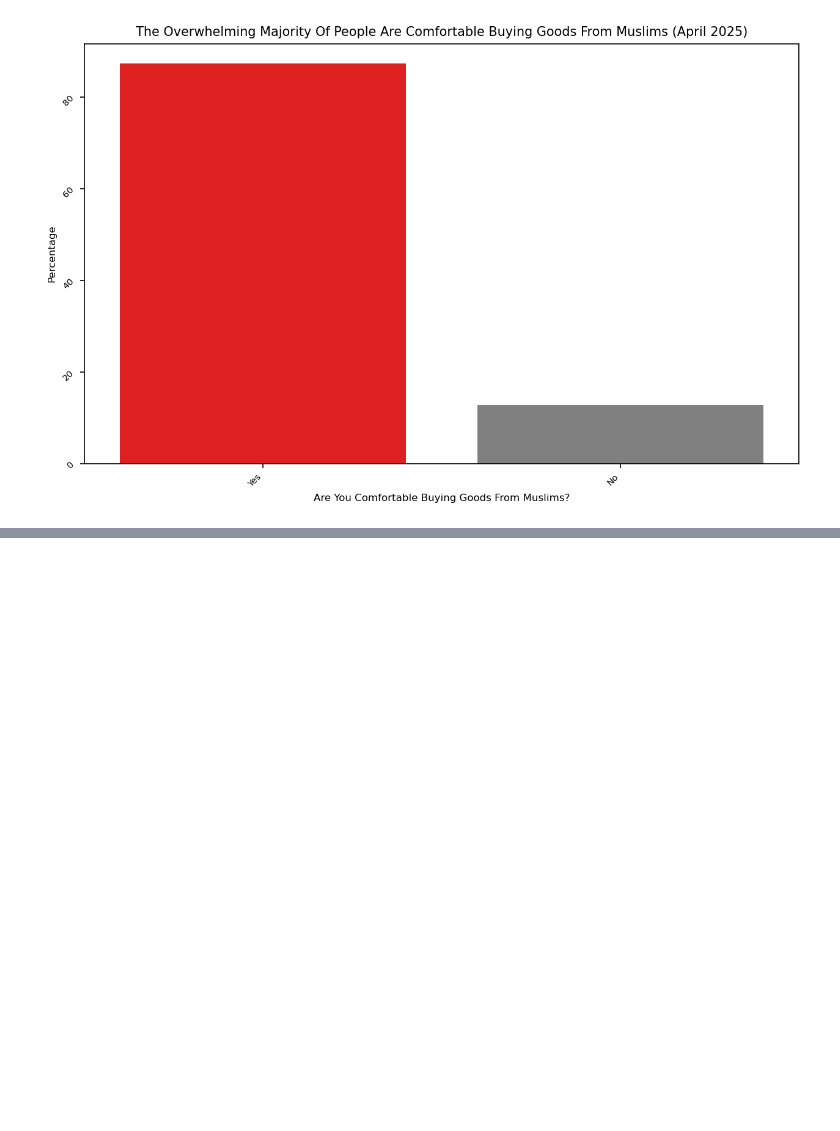
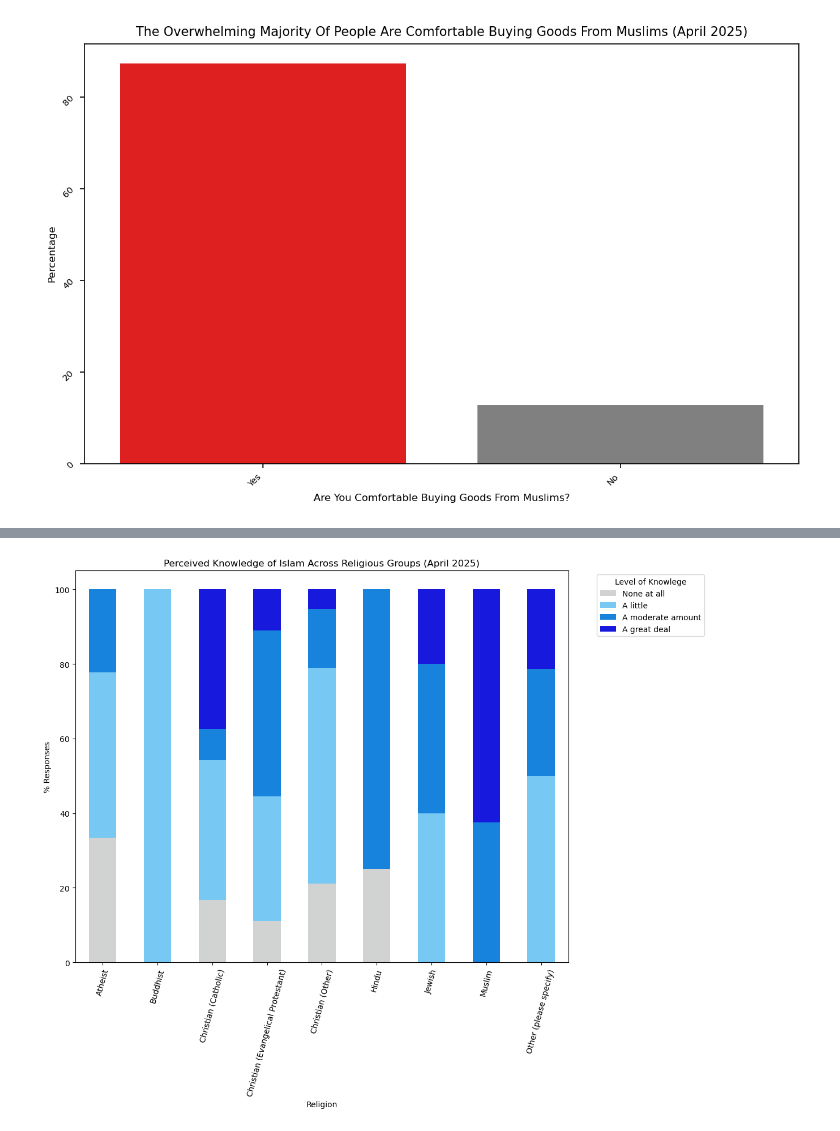
Before and after one commit to manelmahroug/Muslim-Brand-Sentiment, a Jupyter notebook: Brand_sentiment_004_April_2025.ipynb, the cells around one changed output, grey strips where cells are left out. Saved outputs shown, nothing was run; the diff lists cells and outputs as text; code cells hidden in the pictures; blank space fills up the shorter version.

```diff
--- a/Brand_sentiment_004_April_2025.ipynb
+++ b/Brand_sentiment_004_April_2025.ipynb
@@ -987,0 +1053,27 @@ plot_percentages(df, column_name, x_label, title)
+# %%
+religion_understanding = pd.crosstab(
+    apr25["What is your religion?"],
+    apr25["How would you rate your own understanding of Muslim religious practices (e.g., Ramadan, daily prayers)?"],
+    normalize='index'
+)*100
+
+
+religion_understanding  =religion_understanding[["None at all", "A little", "A moderate amount", "A great deal"]]
+colors= ["#d1d2d2","#77c8f3","#1783dd","#171add"]
+
+ax = religion_understanding.plot(
+        kind= 'bar',
+        stacked= True,
+        color=colors,
+        figsize= (12,10))
+plt.title ("Perceived Knowledge of Islam Across Religious Groups (April 2025)")
+plt.xlabel ("Religion")
+plt.ylabel("% Responses")
+plt.xticks (rotation = 75)
+
+plt.legend(title="Level of Knowlege", bbox_to_anchor=(1.05, 1), loc='upper left')
+
+plt.tight_layout()
+plt.show()
+# %% [output]
+[figure, added]
```
Also changed, not shown: parts of 9 cells of this notebook.
